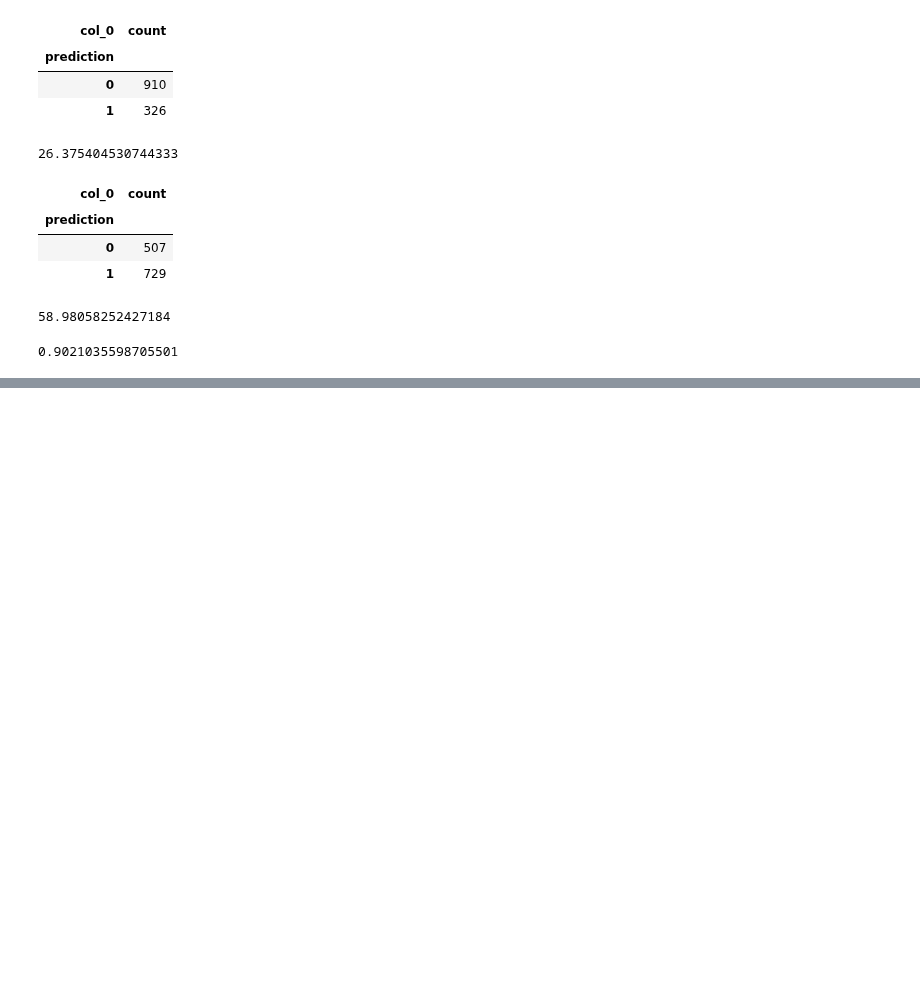
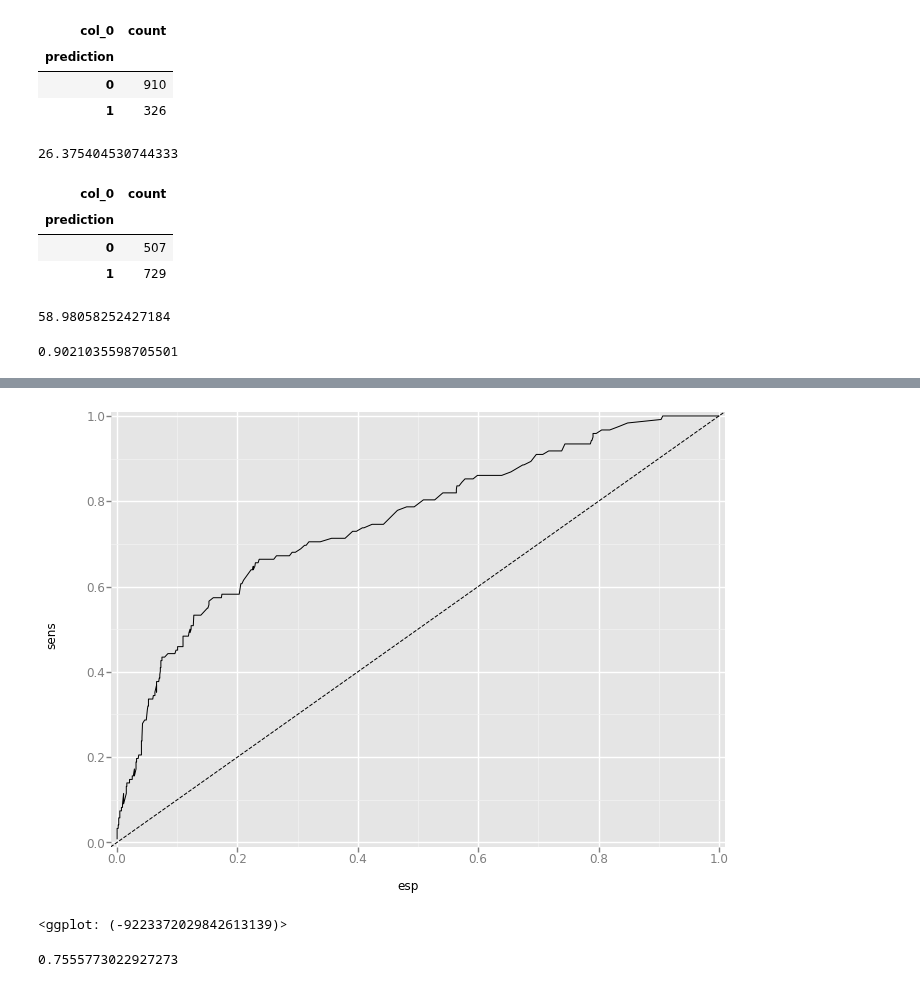
Before and after one commit to DGV1995/Machine-Learning-Data-Science, a Jupyter notebook: My notebooks/T5 - 3 - Logistic Regression - Implementación con Python.ipynb, the cells around one changed output, grey strips where cells are left out. Saved outputs shown, nothing was run; the diff lists cells and outputs as text; code cells hidden in the pictures; blank space fills up the shorter version.

```diff
--- a/My notebooks/T5 - 3 - Logistic Regression - Implementación con Python.ipynb
+++ b/My notebooks/T5 - 3 - Logistic Regression - Implementación con Python.ipynb
@@ -463,0 +491,2 @@ metrics.accuracy_score(Y_test, prediction)
+# %%
+probs = lm.predict_proba(X_test)
@@ -463,0 +503,7 @@ metrics.accuracy_score(Y_test, prediction)
+# %%
+prob = probs[:,1]
+prob_df = pd.DataFrame(prob)
+threshold = 0.1
+prob_df["prediction"] = np.where(prob_df[0] >= threshold, 1, 0)
+prob_df["actual"] = list(Y_test) #Con el list pirde los identificadores antiguos
+prob_df.head()
@@ -463,0 +600,2 @@ metrics.accuracy_score(Y_test, prediction)
+# %%
+espc_1, sensit, _ = metrics.roc_curve(Y_test, prob)
@@ -463,0 +622,5 @@ metrics.accuracy_score(Y_test, prediction)
+# %%
+df = pd.DataFrame({
+    "esp": espc_1,
+    "sens": sensit
+})
@@ -463,0 +636,10 @@ metrics.accuracy_score(Y_test, prediction)
+# %%
+ggplot(df, aes(x="esp", y="sens")) + geom_line() + geom_abline(linetype="dashed") + xlim(-0.01,1.01) + ylim(-0.01,1.01)
+# %% [output]
+[figure, added]
+<ggplot: (-9223372029842613139)>
+# %%
+auc = metrics.auc(espc_1,sensit) #Arear under curve
+auc
+# %% [output]
+0.7555773022927273
```
Also changed, not shown: parts of 26 cells of this notebook.
